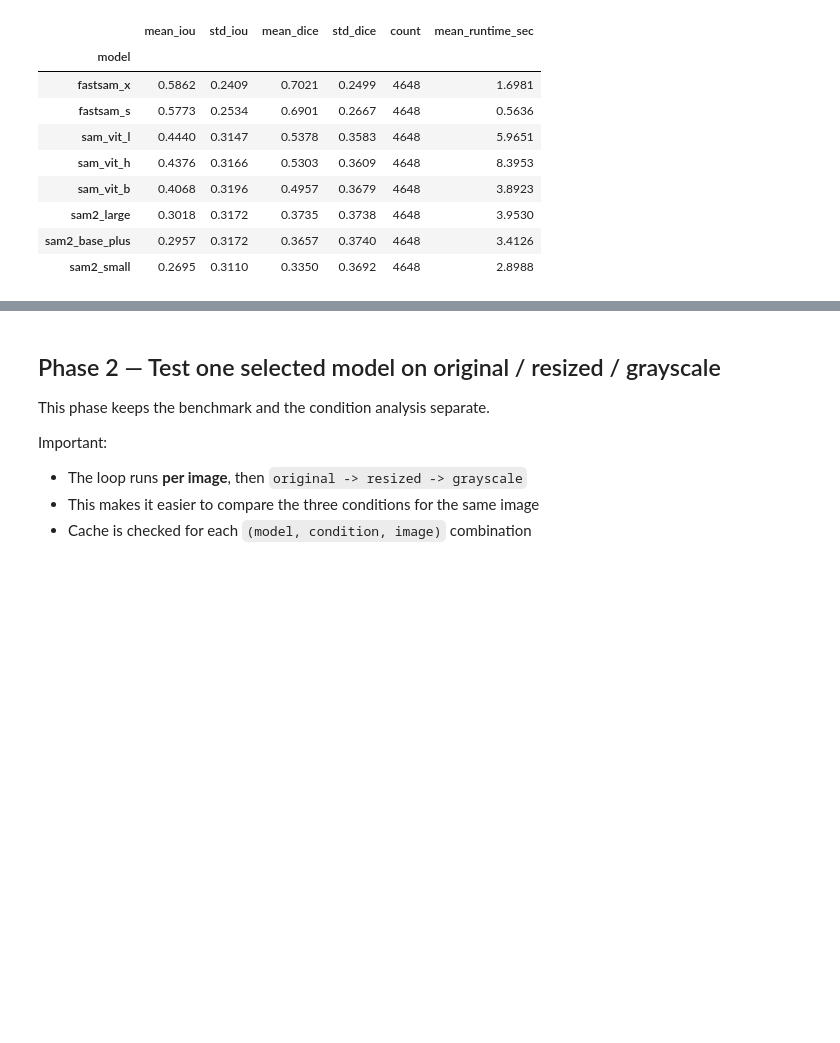
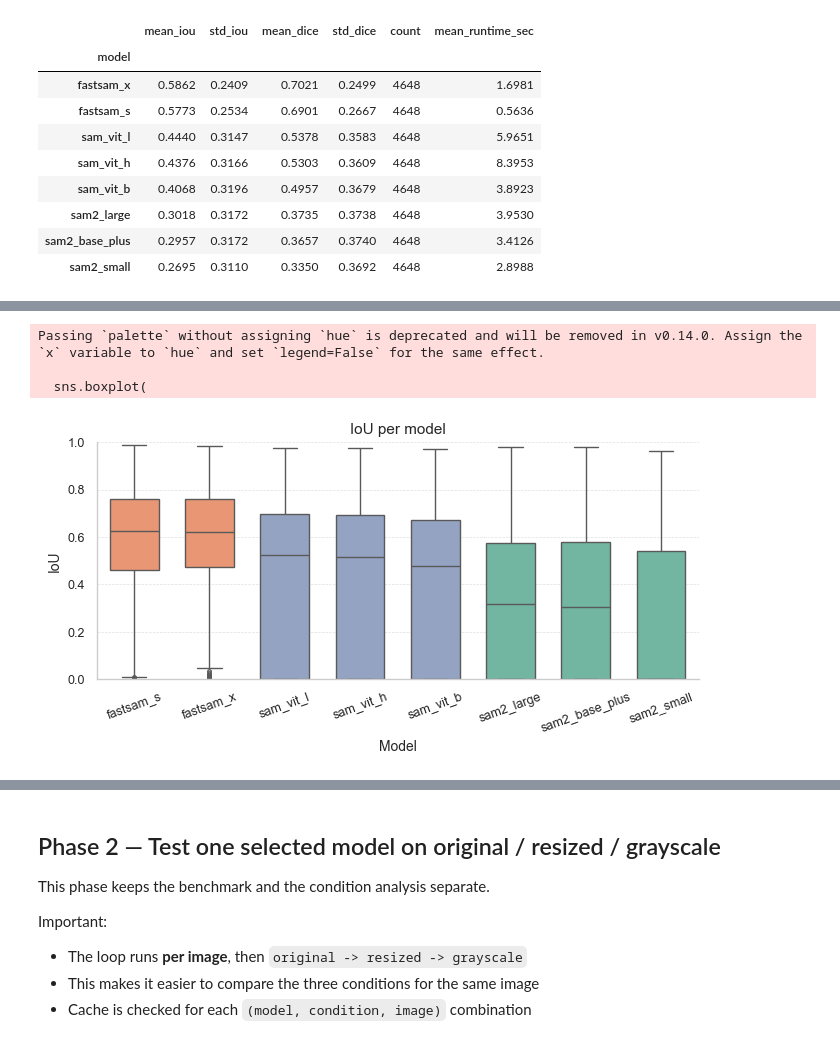
Before and after one commit to AicoSchreurs/Parsing-House-Facades, a Jupyter notebook: notebooks/SAM project.ipynb, the cells around one changed output, grey strips where cells are left out. Saved outputs shown, nothing was run; the diff lists cells and outputs as text; code cells hidden in the pictures; blank space fills up the shorter version.

```diff
--- a/notebooks/SAM project.ipynb
+++ b/notebooks/SAM project.ipynb
@@ -1171,0 +1135,76 @@ plt.show()
+# %%
+import os
+import seaborn as sns
+import matplotlib.pyplot as plt
+
+
+
+os.makedirs("../overleaf/images", exist_ok=True)
+
+sns.set_theme(style="whitegrid", context="paper")
+
+# sorteer modellen op median IoU
+order = (
+    benchmark_df.groupby("model")["iou"]
+    .median()
+    .sort_values(ascending=False)
+    .index
+)
+
+#palette = sns.color_palette("Set2", n_colors=len(order))
+palette = {
+    "sam_vit_b": "#8da0cb",
+    "sam_vit_l": "#8da0cb",
+    "sam_vit_h": "#8da0cb",
+
+    "sam2_small": "#66c2a5",
+    "sam2_base_plus": "#66c2a5",
+    "sam2_large": "#66c2a5",
+
+    "fastsam_s": "#fc8d62",
+    "fastsam_x": "#fc8d62",
+}
+
+fig, ax = plt.subplots(figsize=(6.8, 3.6))
+
+sns.boxplot(
+    data=benchmark_df,
+    x="model",
+    y="iou",
+    order=order,
+    palette=palette,
+    width=0.65,
+    linewidth=1.0,
+    fliersize=2.5,
+    ax=ax
+)
+
+# labels
+ax.set_title("IoU per model", fontsize=11)
+ax.set_xlabel("Model", fontsize=10)
+ax.set_ylabel("IoU", fontsize=10)
+
+# axis
+ax.set_ylim(0, 1.0)
+ax.tick_params(axis="x", rotation=20, labelsize=9)
+ax.tick_params(axis="y", labelsize=9)
+
+# grid
+ax.grid(axis="y", linestyle="--", linewidth=0.5, alpha=0.6)
+ax.grid(axis="x", visible=False)
+
+# clean look
+sns.despine(ax=ax)
+
+plt.tight_layout()
+
+save_path = "../overleaf/images/iou_per_model.png"
+plt.savefig(save_path, dpi=300, bbox_inches="tight")
+#print(f"Saved to: {save_path}")
+
+plt.show()
+# %% [output]
+Passing `palette` without assigning `hue` is deprecated and will be removed in v0.14.0. Assign the `x` variable to `hue` and set `legend=False` for the same effect.
+
+  sns.boxplot(
+[figure, added]
```
Also changed, not shown: parts of 8 cells of this notebook, 26 other files.
